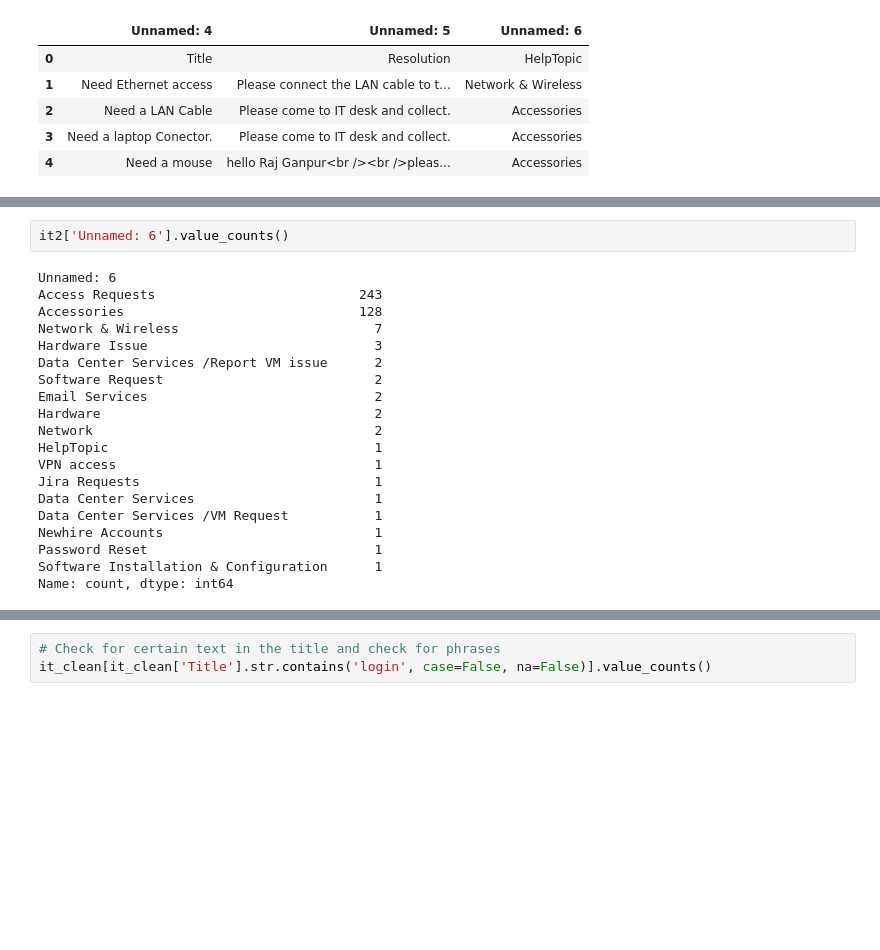
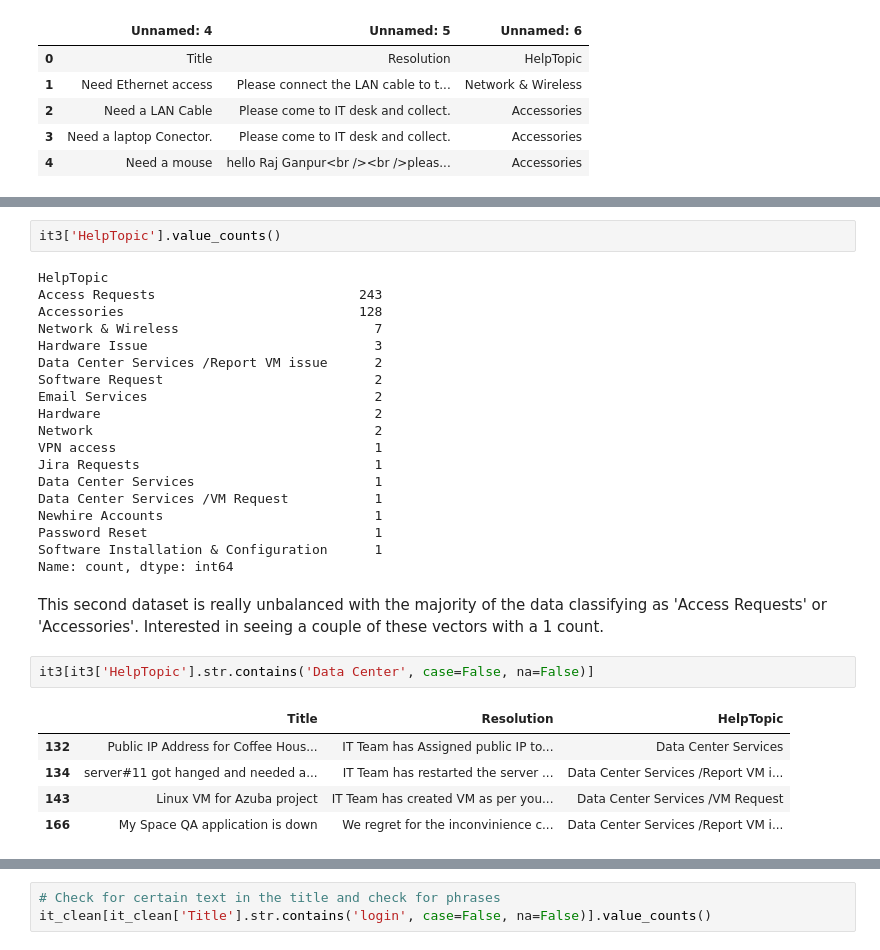
Before and after one commit to coconut808/ML-AI, a Jupyter notebook: capstone/initial_report/eda.ipynb, the cells around one changed output, grey strips where cells are left out. Cells and saved outputs as stored; diff of their text form; blank space fills up the shorter version.

```diff
--- a/capstone/initial_report/eda.ipynb
+++ b/capstone/initial_report/eda.ipynb
@@ -147,7 +184,7 @@ memory usage: 9.5 KB
 # %%
-it2['Unnamed: 6'].value_counts()
+it3['HelpTopic'].value_counts()
 # %% [output]
-Unnamed: 6
+HelpTopic
 Access Requests                          243
 Accessories                              128
 Network & Wireless                         7
@@ -157,7 +194,6 @@ Software Request                           2
 Email Services                             2
 Hardware                                   2
 Network                                    2
-HelpTopic                                  1
 VPN access                                 1
 Jira Requests                              1
 Data Center Services                       1
@@ -166,6 +202,16 @@ Newhire Accounts                           1
 Password Reset                             1
 Software Installation & Configuration      1
 Name: count, dtype: int64
+# %% [markdown]
+This second dataset is really unbalanced with the majority of the data classifying as 'Access Requests' or 'Accessories'. Interested in seeing a couple of these vectors with a 1 count.
+# %%
+it3[it3['HelpTopic'].str.contains('Data Center', case=False, na=False)]
+# %% [output]
+|  | Title | Resolution | HelpTopic |
+| 132 | Public IP Address for Coffee Hous... | IT Team has Assigned public IP to... | Data Center Services |
+| 134 | server#11 got hanged and needed a... | IT Team has restarted the server ... | Data Center Services /Report VM i... |
+| 143 | Linux VM for Azuba project | IT Team has created VM as per you... | Data Center Services /VM Request |
+| 166 | My Space QA application is down | We regret for the inconvinience c... | Data Center Services /Report VM i... |
 # %%
 # Let's merge our two datasets together and see if we can find any insights.
 it_clean = pd.merge(df1, it3, on=['Title','Resolution'], how='outer')
```
Also changed, not shown: parts of 23 cells of this notebook, 3 other files.
